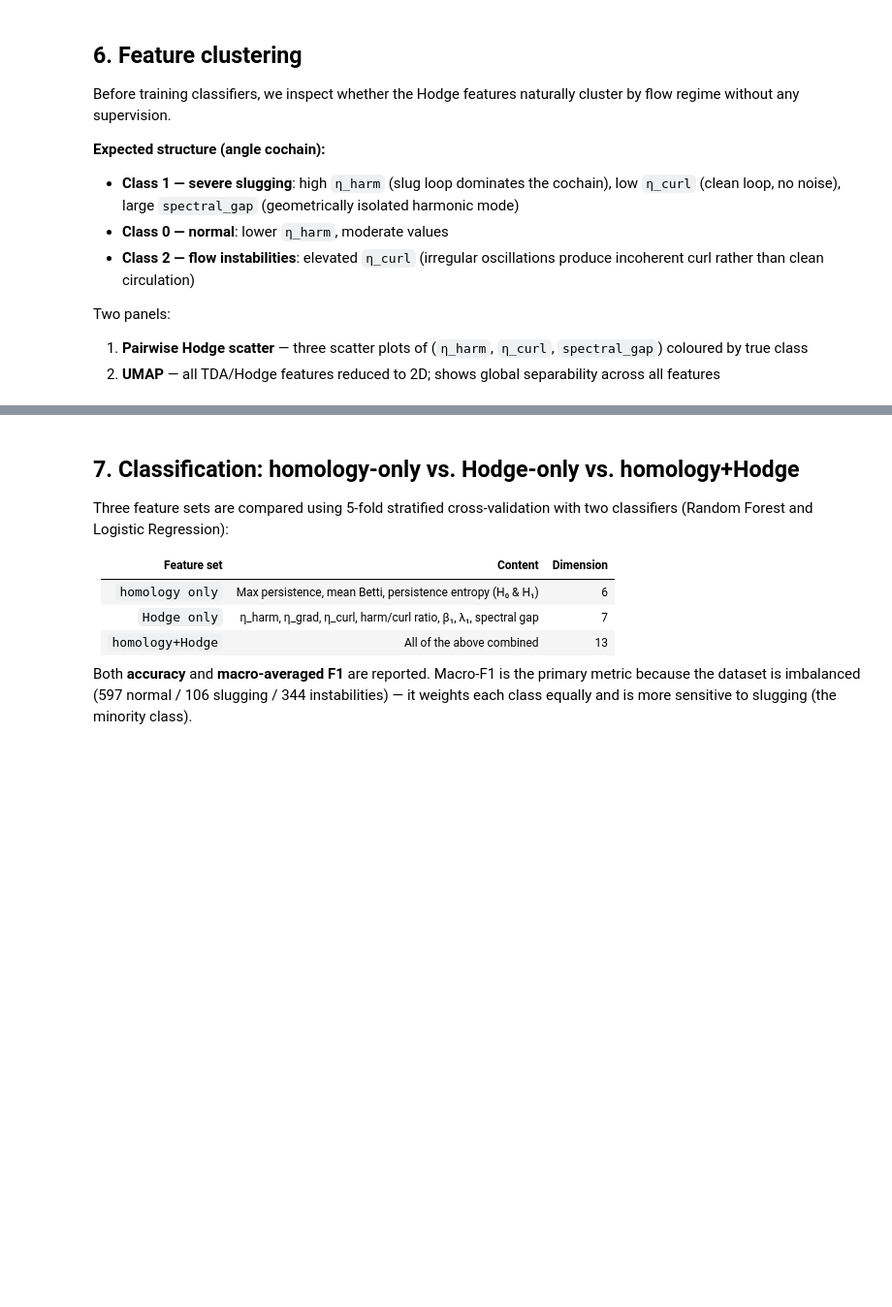
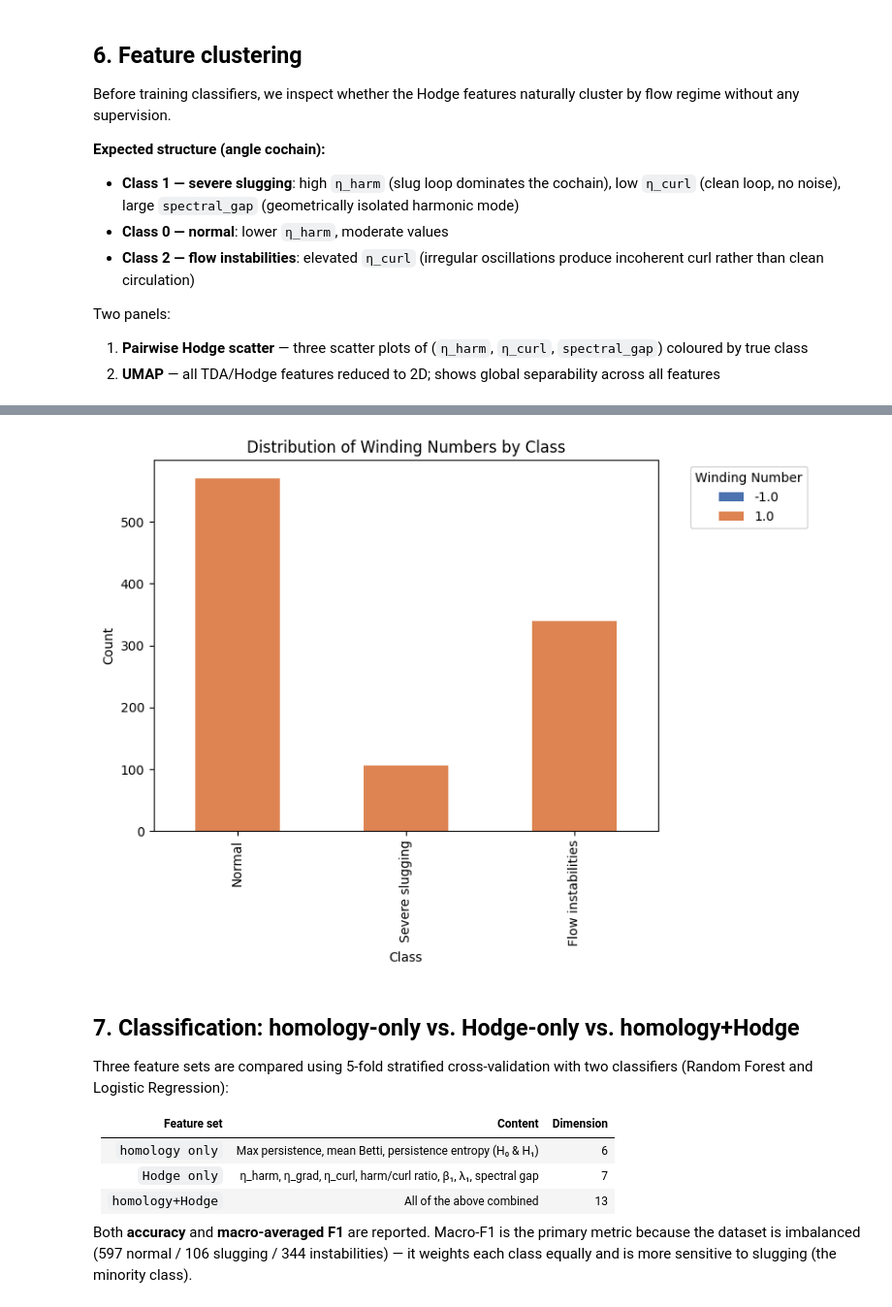
Before and after one commit to simonecasolo/TDA-for-Slugging, a Jupyter notebook: Hodge_Decomposition/hodge-slugging/notebooks/03_3w_hodge_classification.ipynb, the cells around one changed output, grey strips where cells are left out. Shown at 97% size. Saved outputs shown, nothing was run; the diff lists cells and outputs as text; code cells hidden in the pictures; blank space fills up the shorter version.

```diff
--- a/Hodge_Decomposition/hodge-slugging/notebooks/03_3w_hodge_classification.ipynb
+++ b/Hodge_Decomposition/hodge-slugging/notebooks/03_3w_hodge_classification.ipynb
@@ -907,9 +933,16 @@ plt.show()
 # %%
 # visualize the winding number vs label distribution for all the files in the dataset
-winding_counts = features_df.groupby(["label", "winding_number"]).size().unstack
-(fill_value=0)
-print("\nWinding number distribution by class:")
-print(winding_counts.to_string())
+winding_counts = features_df.groupby(["label", "winding_number"]).size().unstack(fill_value=0)
+winding_counts.index = winding_counts.index.map(class_labels_str)
+winding_counts.plot(kind="bar", stacked=True, color=["#4C72B0", "#DD8452", "#55A868"], figsize=(8, 6))
+plt.xlabel("Class")
+plt.ylabel("Count")
+plt.title("Distribution of Winding Numbers by Class")
+plt.legend(title="Winding Number", bbox_to_anchor=(1.05, 1), loc="upper left")
+plt.tight_layout()
+plt.show()
+# %% [output]
+[figure, added]
 # %% [markdown]
 ## 7. Classification: homology-only vs. Hodge-only vs. homology+Hodge
 
```
Also changed, not shown: parts of 8 cells of this notebook.
